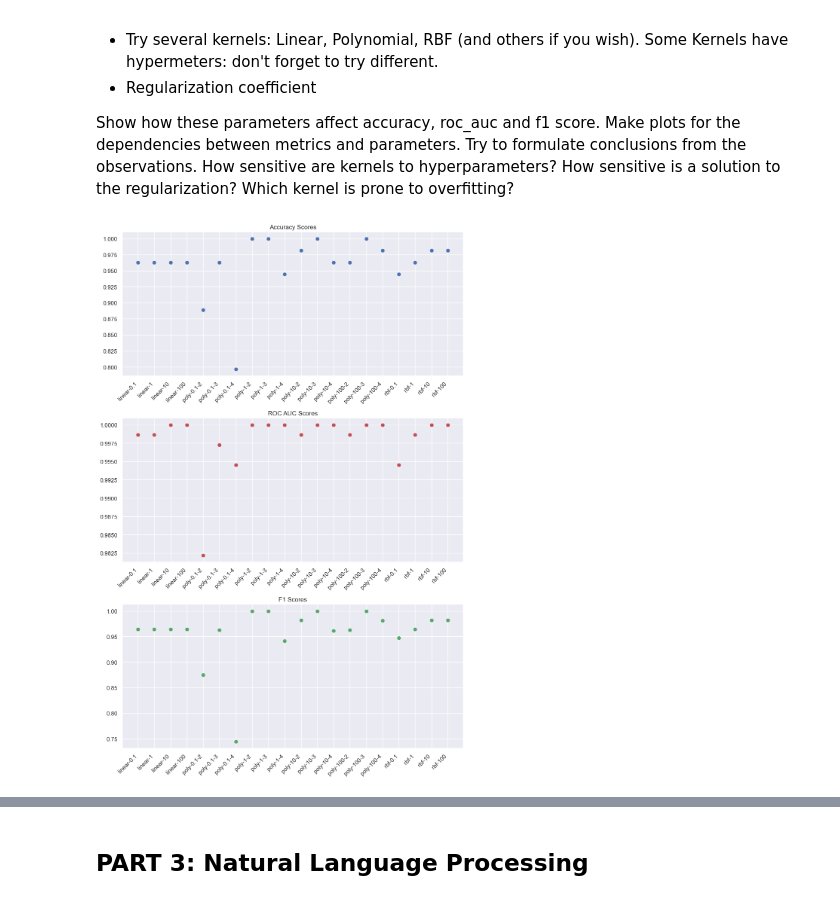
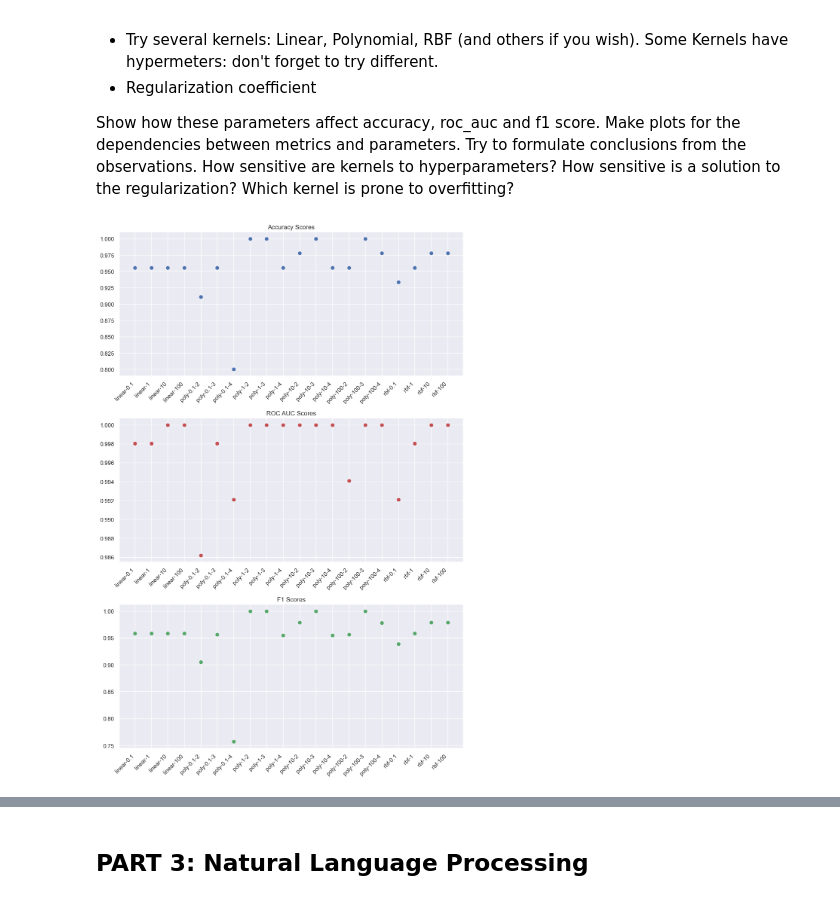
Before and after one commit to famusovsky/ml-hw, a Jupyter notebook: hw3/HW3_v8.ipynb, the cells around one changed output, grey strips where cells are left out. Saved outputs shown, nothing was run; the diff lists cells and outputs as text; code cells hidden in the pictures.

```diff
--- a/hw3/HW3_v8.ipynb
+++ b/hw3/HW3_v8.ipynb
@@ -182,7 +182,3 @@ plot_decision_boundary(model, X, y)
 [figure]
 # %% [markdown]
 #### 5. [0.25 points] Plot loss diagram for the model, i.e. show the dependence of the loss function from the gradient descent steps
-# %%
-model = Logit()
-model.fit(X, y)
-model.plot_loss()
@@ -202,8 +200,7 @@ Try to formulate conclusions from the observations. How sensitive are kernels to
 # %%
 from sklearn import svm
 from sklearn.metrics import accuracy_score, roc_auc_score, f1_score
-from sklearn.model_selection import GridSearchCV
-
+from sklearn.model_selection import GridSearchCV, train_test_split
 # Define the SVM parameter grid
 param_grid = {
     'C': [0.1, 1, 10, 100],
@@ -218,6 +215,8 @@ degrees = []
 accuracy_scores = []
 roc_auc_scores = []
 f1_scores = []
+
+X_train, X_test, y_train, y_test = train_test_split(X, y)
 
 # Iterate over parameter combinations
 for kernel in param_grid['kernel']:
@@ -261,34 +260,34 @@ for kernel in param_grid['kernel']:
             C_values.append(C)
             degrees.append(None)
             accuracy_scores.append(accuracy)
             roc_auc_scores.append(roc_auc)
             f1_scores.append(f1)
 
 # Visualize the results
 fig, axes = plt.subplots(nrows=3, ncols=1, figsize=(10, 15))
 
 # Accuracy plot
 axes[0].scatter(range(len(accuracy_scores)), accuracy_scores, c='b', marker='o')
 axes[0].set_title('Accuracy Scores')
 axes[0].set_xticks(range(len(accuracy_scores)))
 axes[0].set_xticklabels([f'{kernel}-{C}-{degree}' if degree is not None else f'{kernel}-{C}' for kernel, C, degree in zip(kernels, C_values, degrees)], rotation=45, ha='right')
 
 # ROC AUC plot
 axes[1].scatter(range(len(roc_auc_scores)), roc_auc_scores, c='r', marker='o')
 axes[1].set_title('ROC AUC Scores')
 axes[1].set_xticks(range(len(roc_auc_scores)))
 axes[1].set_xticklabels([f'{kernel}-{C}-{degree}' if degree is not None else f'{kernel}-{C}' for kernel, C, degree in zip(kernels, C_values, degrees)], rotation=45, ha='right')
 
 # F1 Score plot
 axes[2].scatter(range(len(f1_scores)), f1_scores, c='g', marker='o')
 axes[2].set_title('F1 Scores')
 axes[2].set_xticks(range(len(f1_scores)))
 axes[2].set_xticklabels([f'{kernel}-{C}-{degree}' if degree is not None else f'{kernel}-{C}' for kernel, C, degree in zip(kernels, C_values, degrees)], rotation=45, ha='right')
 
 plt.tight_layout()
 plt.show()
 # %% [output]
-[figure, old version]
+[figure, new version]
 # %% [markdown]
 В общем, хотя изменение гиперпараметров и регуляризации заметно изменяет полученные значения, в среднем точность достаточно высока и практически одинакова вне зависимости от их комбинаций.
 
```
Also changed, not shown: parts of 6 cells of this notebook.
